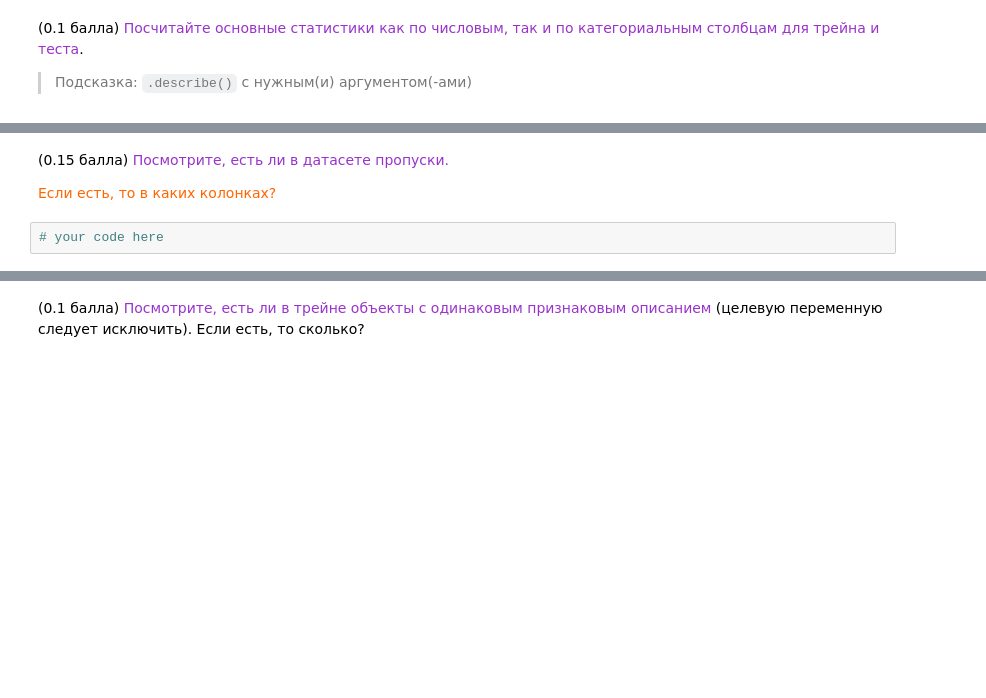
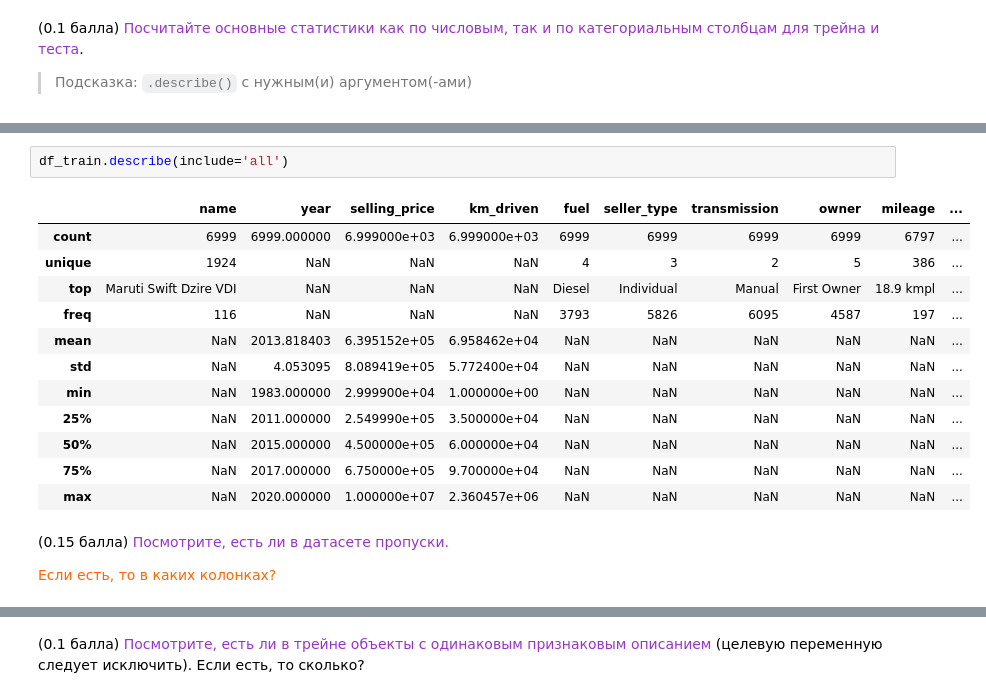
Before and after one commit to TiunovNN/hse-ml-homeworks, a Jupyter notebook: homework1/HW1_Regression_with_inference.ipynb, the cells around one changed output, grey strips where cells are left out. Drawn from its saved outputs; the diff is of its cells as text; blank space fills up the shorter version.

```diff
--- a/homework1/HW1_Regression_with_inference.ipynb
+++ b/homework1/HW1_Regression_with_inference.ipynb
@@ -52,6 +94,19 @@ print("Test data shape: ", df_test.shape)
+# %%
+df_train.describe(include='all')
+# %% [output]
+|  | name | year | selling_price | km_driven | fuel | seller_type | transmission | owner | mileage | ... |
+| count | 6999 | 6999.000000 | 6.999000e+03 | 6.999000e+03 | 6999 | 6999 | 6999 | 6999 | 6797 | ... |
+| unique | 1924 | NaN | NaN | NaN | 4 | 3 | 2 | 5 | 386 | ... |
+| top | Maruti Swift Dzire VDI | NaN | NaN | NaN | Diesel | Individual | Manual | First Owner | 18.9 kmpl | ... |
+| freq | 116 | NaN | NaN | NaN | 3793 | 5826 | 6095 | 4587 | 197 | ... |
+| mean | NaN | 2013.818403 | 6.395152e+05 | 6.958462e+04 | NaN | NaN | NaN | NaN | NaN | ... |
+| std | NaN | 4.053095 | 8.089419e+05 | 5.772400e+04 | NaN | NaN | NaN | NaN | NaN | ... |
+| min | NaN | 1983.000000 | 2.999900e+04 | 1.000000e+00 | NaN | NaN | NaN | NaN | NaN | ... |
+| 25% | NaN | 2011.000000 | 2.549990e+05 | 3.500000e+04 | NaN | NaN | NaN | NaN | NaN | ... |
+| 50% | NaN | 2015.000000 | 4.500000e+05 | 6.000000e+04 | NaN | NaN | NaN | NaN | NaN | ... |
+| 75% | NaN | 2017.000000 | 6.750000e+05 | 9.700000e+04 | NaN | NaN | NaN | NaN | NaN | ... |
+| max | NaN | 2020.000000 | 1.000000e+07 | 2.360457e+06 | NaN | NaN | NaN | NaN | NaN | ... |
 # %% [markdown]
 (0.15 балла) <font color='#9933CC'>Посмотрите, есть ли в датасете пропуски.</font>
 
 <font color='#FF6600'>Если есть, то в каких колонках?</font>
-# %%
-# your code here
```
Also changed, not shown: parts of 30 cells of this notebook.
